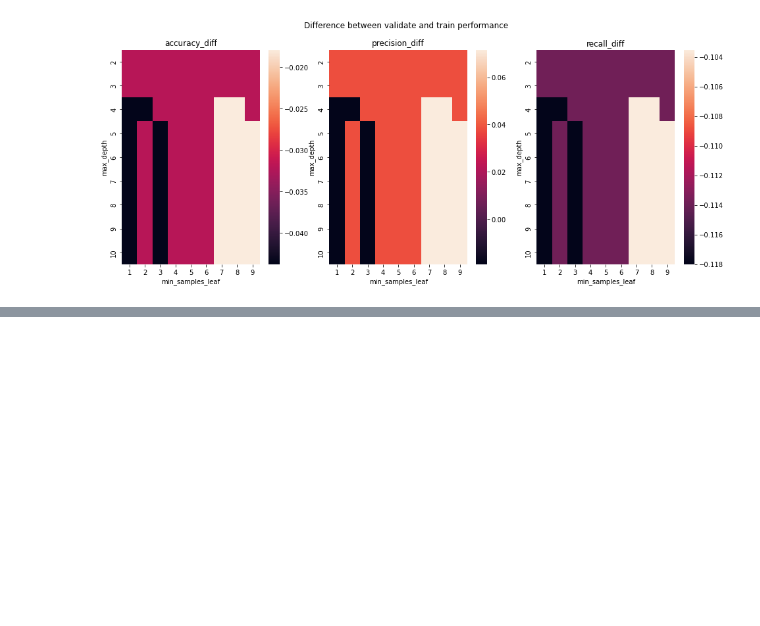
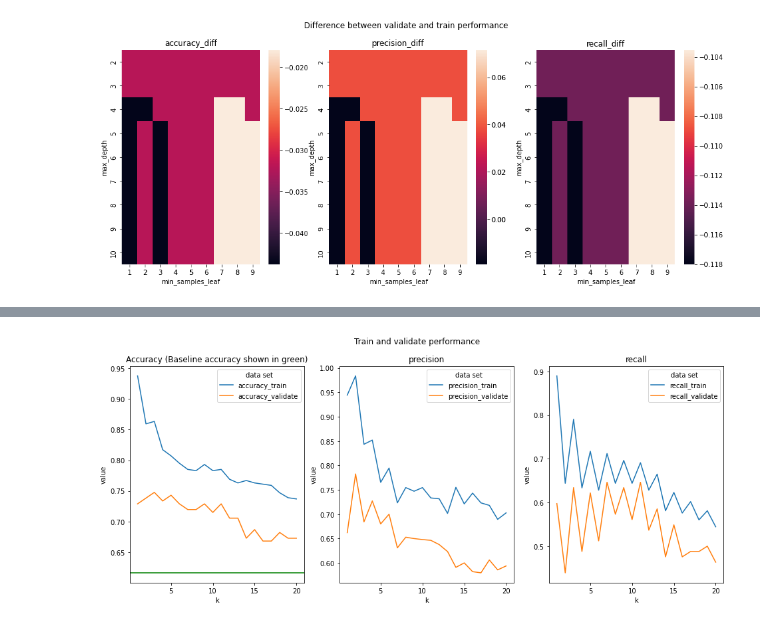
Before and after one commit to jesse-d-marder/classification-exercises, a Jupyter notebook: model.ipynb, the cells around one changed output, grey strips where cells are left out. Cells and saved outputs as stored; diff of their text form; code cells hidden in the pictures; blank space fills up the shorter version.

```diff
--- a/model.ipynb
+++ b/model.ipynb
@@ -659,0 +718,2 @@ for i, metric in enumerate(to_plot):
+# %%
+knn.fit(X_train,y_train)
@@ -659,0 +722,2 @@ for i, metric in enumerate(to_plot):
+# %%
+y_pred = knn.predict(X_train)
@@ -659,0 +843,25 @@ for i, metric in enumerate(to_plot):
+# %%
+# Combine train and validate results to allow for plotting together
+combined_df = train_results_df.merge(validate_results_df,on=['k'], suffixes=['_train','_validate'])
+combined_df["accuracy_diff"] = combined_df.accuracy_validate-combined_df.accuracy_train
+combined_df["precision_diff"] = combined_df.precision_validate-combined_df.precision_train
+combined_df["recall_diff"] = combined_df.recall_validate-combined_df.recall_train
+# %%
+# Melt metrics into same column to enable clean plotting with seaborn
+data = pd.melt(combined_df.drop(columns = ['accuracy_diff','precision_diff','recall_diff']), id_vars =['k'], var_name='metric')
+# %%
+_, ax = plt.subplots(1,3, figsize=(16,6))
+to_plot = ["accuracy","precision","recall"]
+for i, metric in enumerate(to_plot):
+    sns.lineplot(x = data[data.metric.str.contains(metric)].k,
+                 y = data[data.metric.str.contains(metric)].value,
+                 hue = data[data.metric.str.contains(metric)].metric,
+                 ax=ax[i])
+    plt.suptitle('Train and validate performance')
+    ax[i].legend(title = 'data set')
+    ax[i].set_title(metric)
+    if metric == "accuracy":
+        ax[i].set_title('Accuracy (Baseline accuracy shown in green)')
+        ax[i].axhline(baseline_accuracy, color = 'green')
+# %% [output]
+[figure, added]
```
Also changed, not shown: parts of 26 cells of this notebook.
